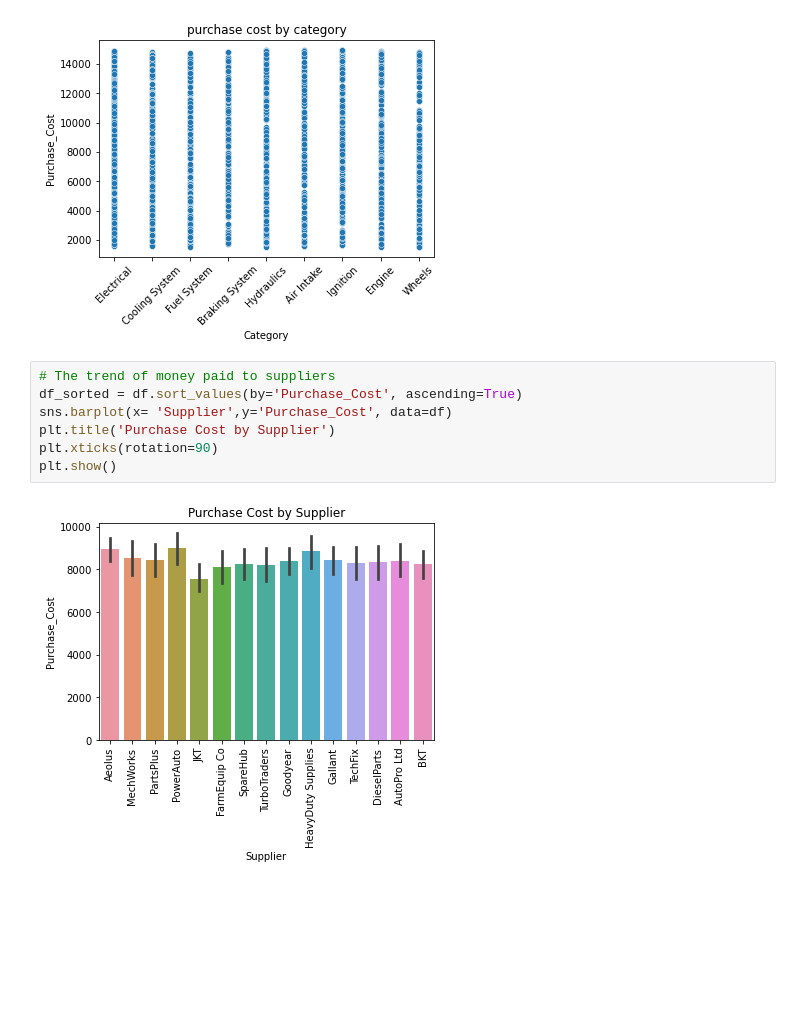
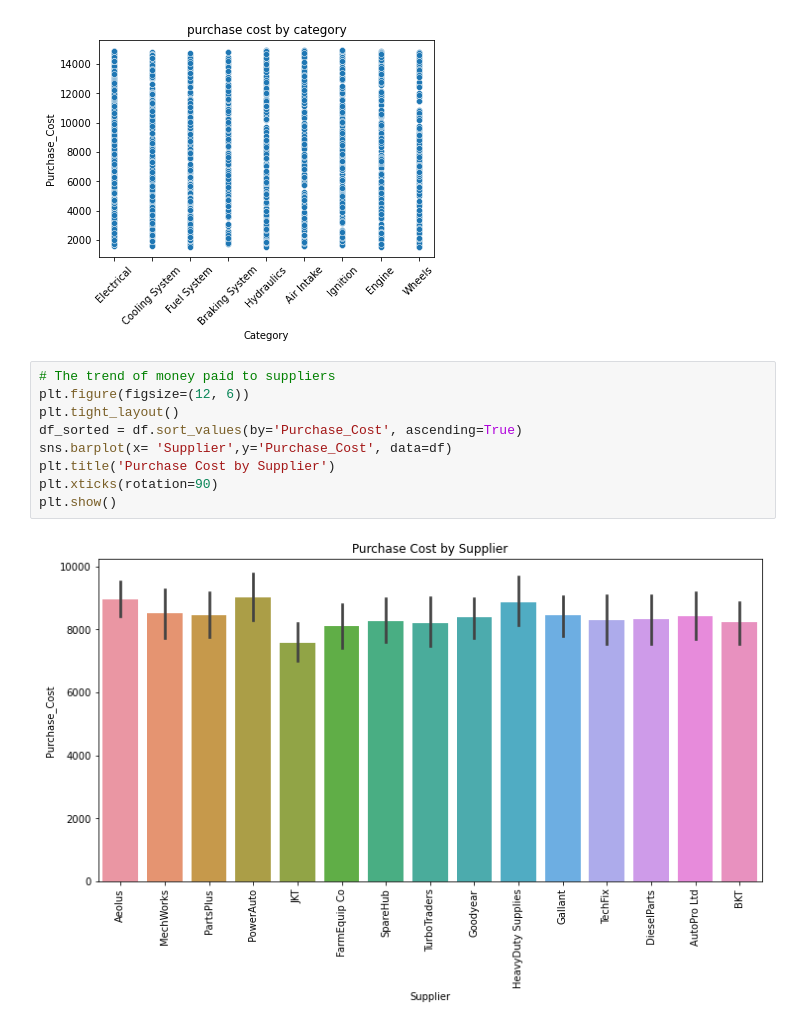
Before and after one commit to Masinde10/Fleet-operations, a Jupyter notebook: Fleet operations.ipynb, the cells around one changed output. Cells and saved outputs as stored; diff of their text form; blank space fills up the shorter version.

```diff
--- a/Fleet operations.ipynb
+++ b/Fleet operations.ipynb
@@ -121,11 +122,13 @@ plt.show()
 [figure]
 # %%
 # The trend of money paid to suppliers
+plt.figure(figsize=(12, 6))
+plt.tight_layout()
 df_sorted = df.sort_values(by='Purchase_Cost', ascending=True)
 sns.barplot(x= 'Supplier',y='Purchase_Cost', data=df)
 plt.title('Purchase Cost by Supplier')
 plt.xticks(rotation=90)
 plt.show()
 # %% [output]
-[figure, old version]
+[figure, new version]
 # %%
```
Also changed, not shown: parts of 5 cells of this notebook.
